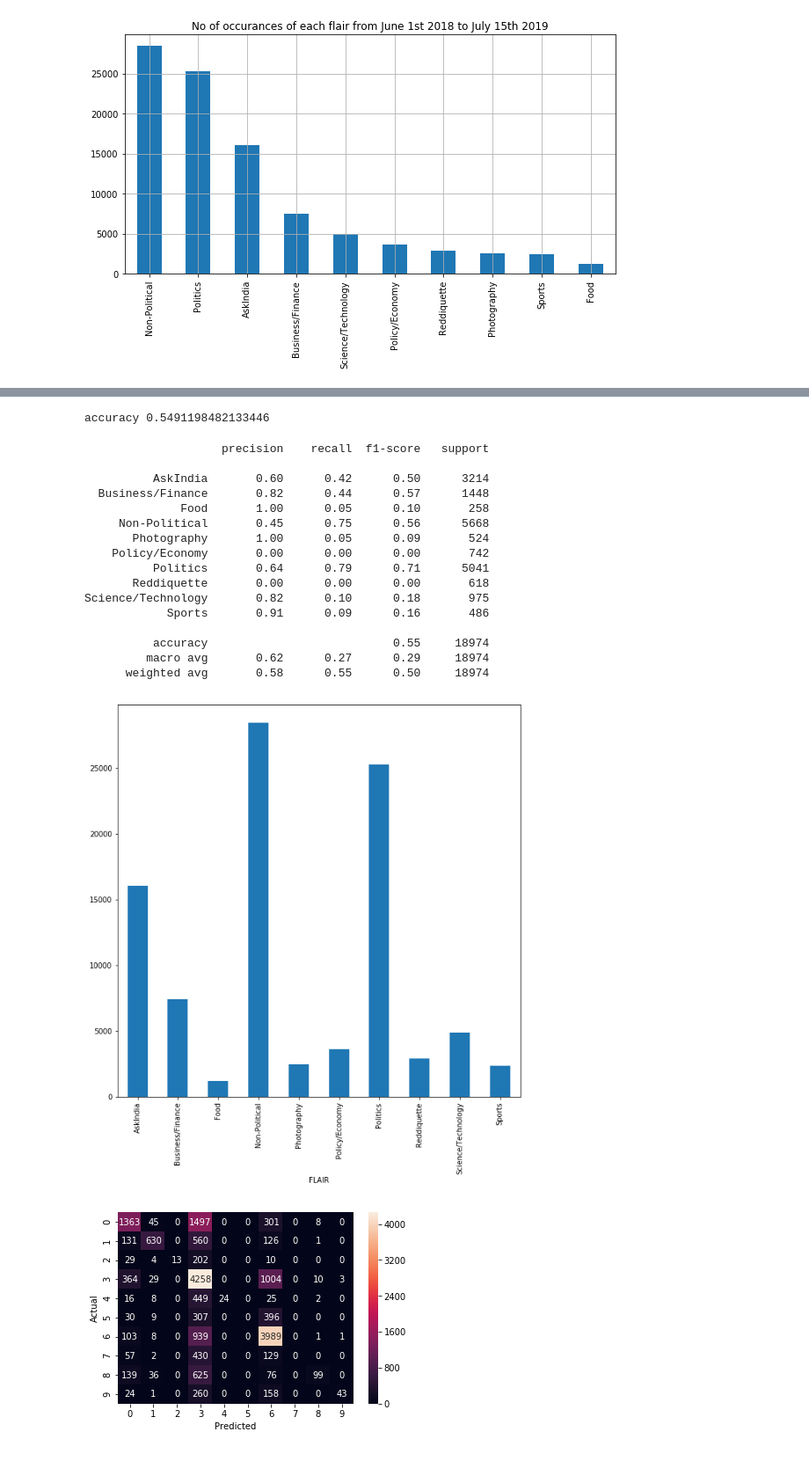
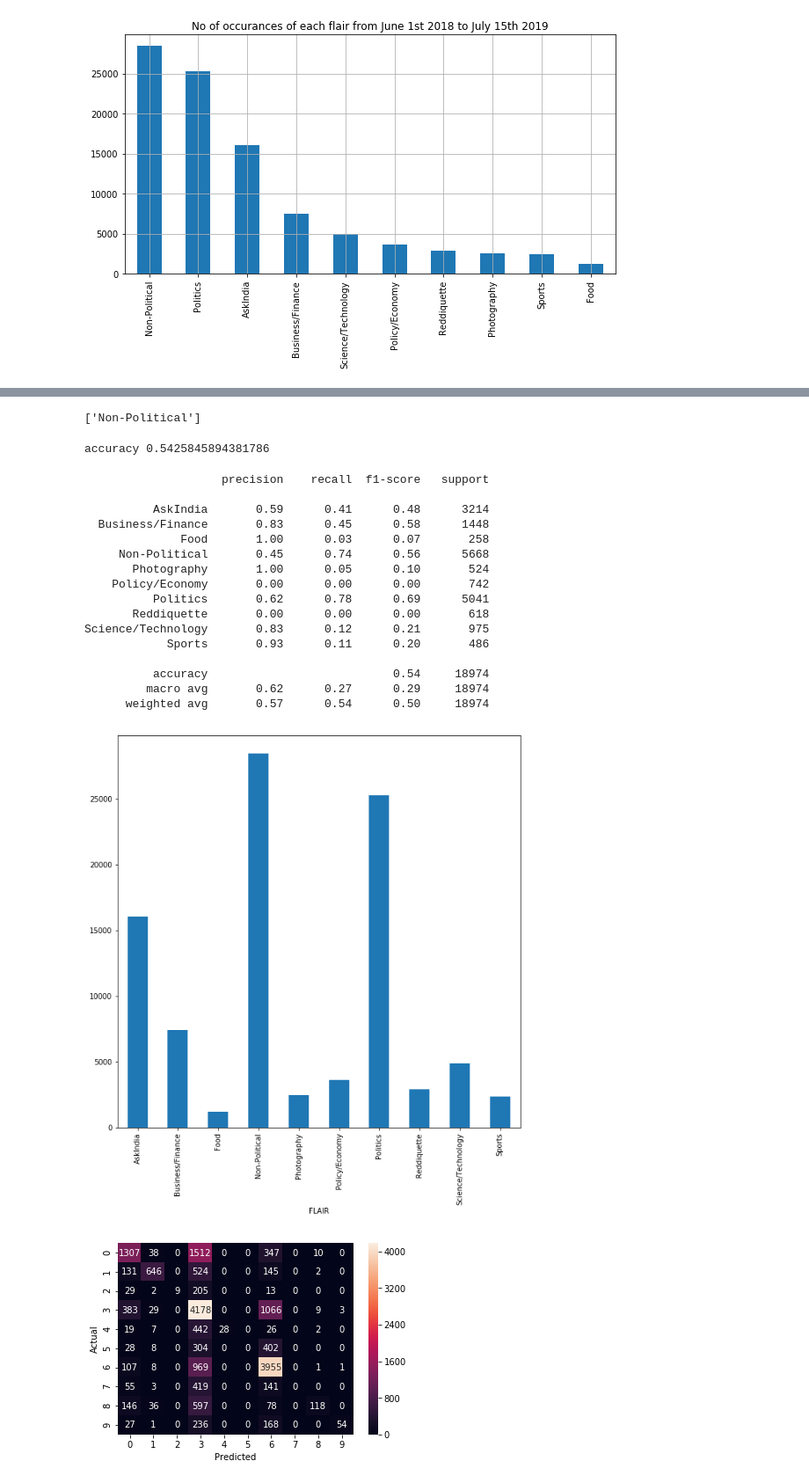
Before and after one commit to Himanshu-Garg/Reddit-flair-detection, a Jupyter notebook: test.ipynb, the cells around one changed output, grey strips where cells are left out. Shown at 88% size. Cells and saved outputs as stored; diff of their text form; code cells hidden in the pictures.

```diff
--- a/test.ipynb
+++ b/test.ipynb
@@ -74,10 +89,10 @@ X_train, X_test, y_train, y_test = train_test_split(df.TITLE, df.FLAIR, test_siz
 
 from sklearn.linear_model import SGDClassifier
 from sklearn.pipeline import Pipeline
-from sklearn.feature_extraction.text import CountVectorizer, TfidfVectorizer
+from sklearn.feature_extraction.text import CountVectorizer, TfidfVectorizer, TfidfTransformer
 from sklearn.metrics import accuracy_score, confusion_matrix, classification_report
 
-sgd = Pipeline([('vect', CountVectorizer()),
+sgd = Pipeline([('vect', TfidfVectorizer()),
                 ('tfidf', TfidfTransformer()),
                 ('clf', SGDClassifier(loss='hinge', penalty='l2',alpha=1e-3, random_state=42, max_iter=5, tol=None)),
                ])
@@ -189,13 +208,17 @@ Science/Technology       0.59      0.23      0.33       975
+# %%
+print(sgd.predict(faltu))
+# %% [output]
+['Non-Political']
 # %%
 # NAIVE- BAYES
 
 from sklearn.naive_bayes import MultinomialNB
 
 from sklearn.pipeline import Pipeline
-from sklearn.feature_extraction.text import CountVectorizer, TfidfVectorizer
+from sklearn.feature_extraction.text import CountVectorizer, TfidfVectorizer, TfidfTransformer
 from sklearn.metrics import accuracy_score, confusion_matrix, classification_report
 
-sgd = Pipeline([('vect', CountVectorizer()),
+sgd = Pipeline([('vect', TfidfVectorizer()),
                 ('tfidf', TfidfTransformer()),
                 ('clf', MultinomialNB()),
                ])
@@ -206,42 +229,42 @@ sgd.fit(X_train, y_train)
 y_pred = sgd.predict(X_test)
 
 print('accuracy %s' % accuracy_score(y_pred, y_test))
 print(classification_report(y_test, y_pred))
 
 
 from sklearn.metrics import confusion_matrix
 conf_mat = confusion_matrix(y_test, y_pred)
 fig, ax = plt.subplots(figsize=(10,10))
 
 
 import matplotlib.pyplot as plt
 #fig = plt.figure(figsize=(8,6))
 df.groupby('FLAIR').TITLE.count().plot.bar(ylim=0)
 plt.show()
 
 
 import seaborn as sns
 sns.heatmap(conf_mat, annot=True, fmt='d')
 plt.ylabel('Actual')
 plt.xlabel('Predicted')
 plt.show()
 # %% [output]
-accuracy 0.5491198482133446
+accuracy 0.5425845894381786
                     precision    recall  f1-score   support
 
-          AskIndia       0.60      0.42      0.50      3214
-  Business/Finance       0.82      0.44      0.57      1448
-              Food       1.00      0.05      0.10       258
-     Non-Political       0.45      0.75      0.56      5668
-       Photography       1.00      0.05      0.09       524
+          AskIndia       0.59      0.41      0.48      3214
+  Business/Finance       0.83      0.45      0.58      1448
+              Food       1.00      0.03      0.07       258
+     Non-Political       0.45      0.74      0.56      5668
+       Photography       1.00      0.05      0.10       524
     Policy/Economy       0.00      0.00      0.00       742
-          Politics       0.64      0.79      0.71      5041
+          Politics       0.62      0.78      0.69      5041
        Reddiquette       0.00      0.00      0.00       618
-Science/Technology       0.82      0.10      0.18       975
-            Sports       0.91      0.09      0.16       486
+Science/Technology       0.83      0.12      0.21       975
+            Sports       0.93      0.11      0.20       486
 
-          accuracy                           0.55     18974
+          accuracy                           0.54     18974
          macro avg       0.62      0.27      0.29     18974
-      weighted avg       0.58      0.55      0.50     18974
+      weighted avg       0.57      0.54      0.50     18974
 [figure]
-[figure, old version]
+[figure, new version]
```
Also changed, not shown: parts of 19 cells of this notebook, 2 other files.
